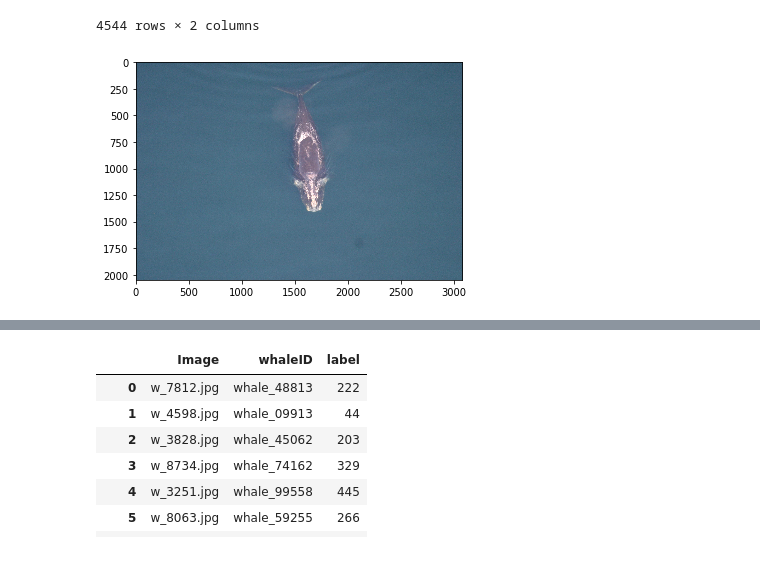
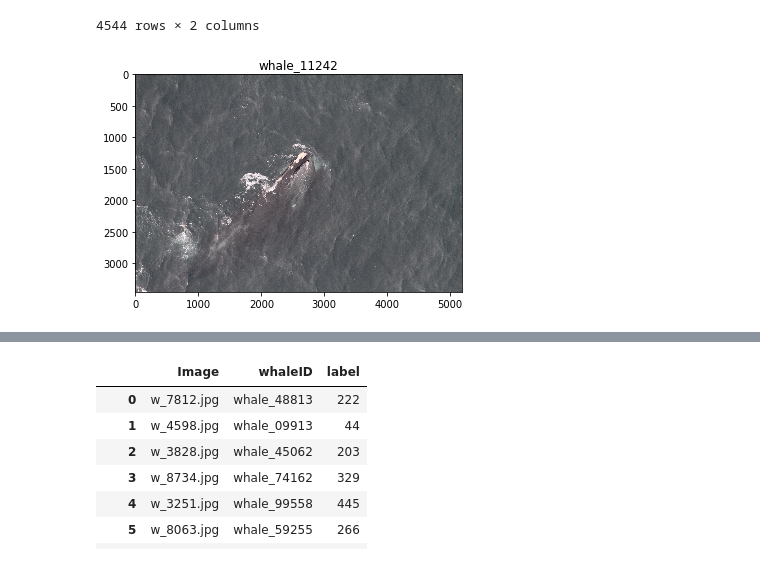
Before and after one commit to tramanh06/kaggle-right-whale, a Jupyter notebook: notebooks/rightwhale_pytorch.ipynb, the cells around one changed output, grey strips where cells are left out. Drawn from its saved outputs; the diff is of its cells as text; code cells hidden in the pictures.

```diff
--- a/notebooks/rightwhale_pytorch.ipynb
+++ b/notebooks/rightwhale_pytorch.ipynb
@@ -39,16 +39,16 @@ whale_labels
 4544 rows × 2 columns
 # %%
 # Show first image and its class
-img_name = whale_labels.ix[0, 0]
-whale_id = whale_labels.ix[0, 1]
+img_name = whale_labels.ix[20, 0]
+whale_id = whale_labels.ix[20, 1]
 def show_whales_img(image, whale_id):
     """Show image with landmarks"""
     plt.imshow(image)
-#     print(whale_id)
+    plt.title(whale_id)
 
 plt.figure()
 show_whales_img(io.imread(os.path.join('../data/imgs/', img_name)),
                whale_id)
 plt.show()
 # %% [output]
-[figure, old version]
+[figure, new version]
```
Also changed, not shown: parts of 7 cells of this notebook, 23 other files.
